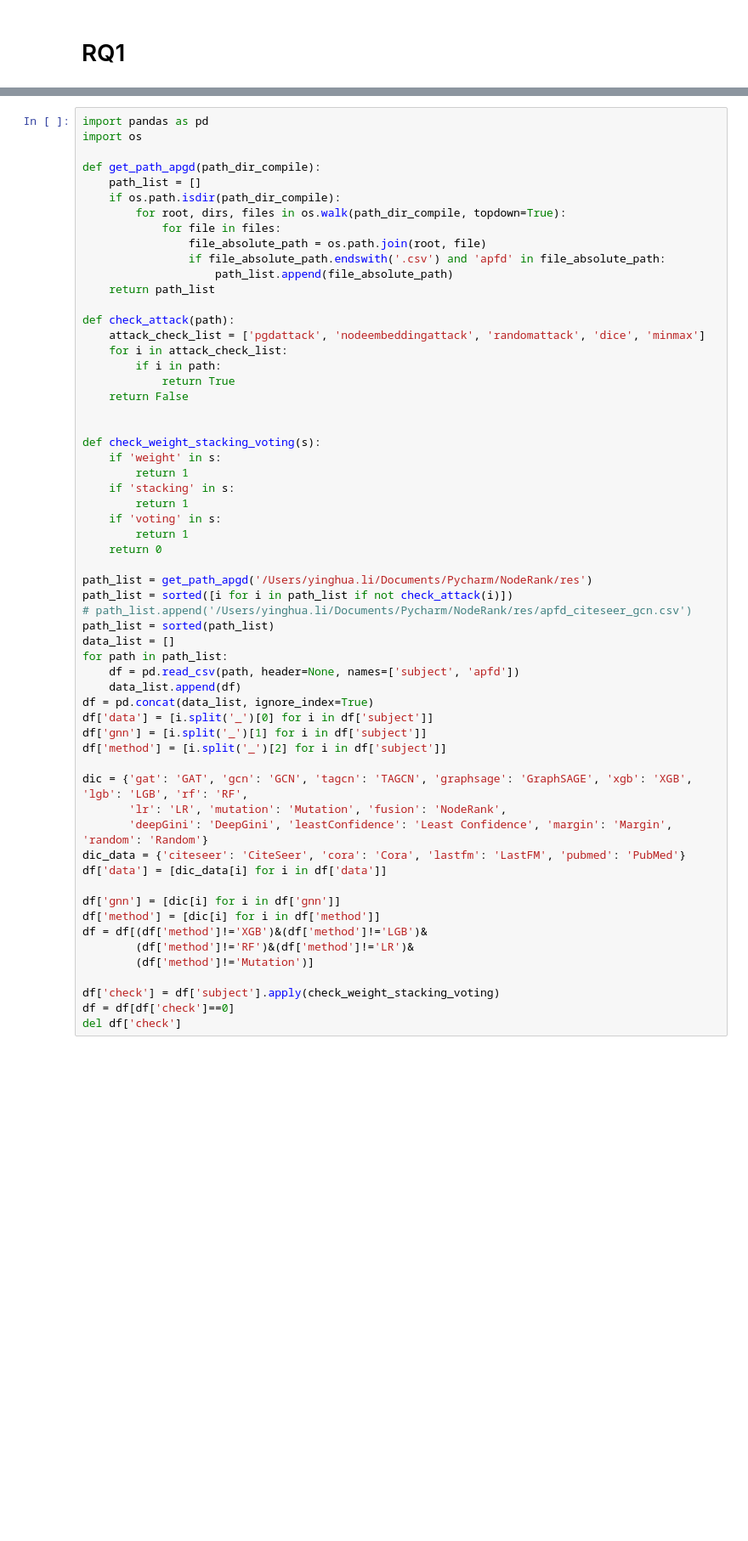
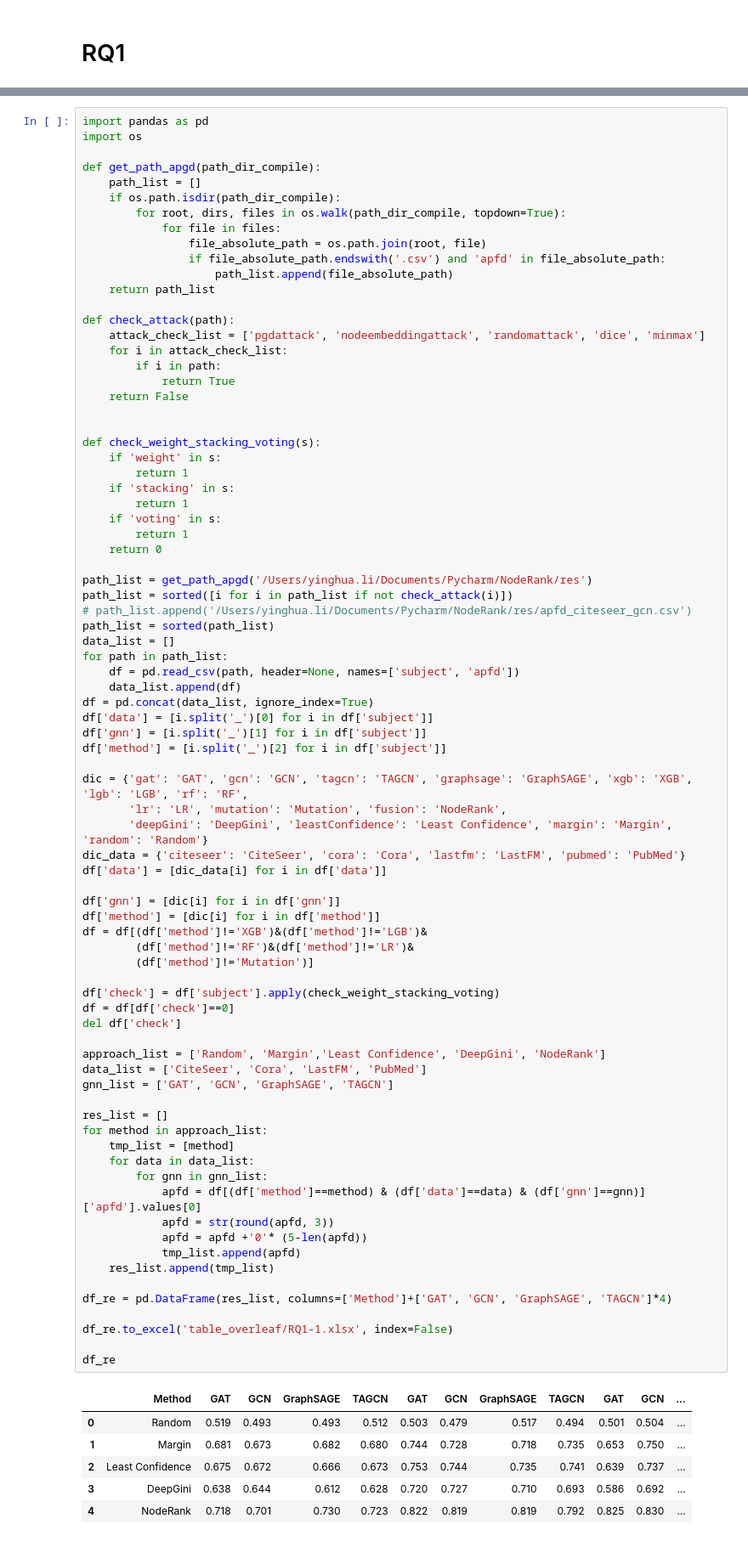
Before and after one commit to yinghuali/NodeRank, a Jupyter notebook: ResultAnalysis.ipynb, the cells around one changed output, grey strips where cells are left out. Shown at 85% size. Saved outputs shown, nothing was run; the diff lists cells and outputs as text; blank space fills up the shorter version.

```diff
--- a/ResultAnalysis.ipynb
+++ b/ResultAnalysis.ipynb
@@ -36,30 +38,58 @@ def check_weight_stacking_voting(s):
     return 0
 
 path_list = get_path_apgd('/Users/yinghua.li/Documents/Pycharm/NodeRank/res')
 path_list = sorted([i for i in path_list if not check_attack(i)])
 # path_list.append('/Users/yinghua.li/Documents/Pycharm/NodeRank/res/apfd_citeseer_gcn.csv')
 path_list = sorted(path_list)
 data_list = []
 for path in path_list:
     df = pd.read_csv(path, header=None, names=['subject', 'apfd'])
     data_list.append(df)
 df = pd.concat(data_list, ignore_index=True)
 df['data'] = [i.split('_')[0] for i in df['subject']]
 df['gnn'] = [i.split('_')[1] for i in df['subject']]
 df['method'] = [i.split('_')[2] for i in df['subject']]
 
 dic = {'gat': 'GAT', 'gcn': 'GCN', 'tagcn': 'TAGCN', 'graphsage': 'GraphSAGE', 'xgb': 'XGB', 'lgb': 'LGB', 'rf': 'RF',
        'lr': 'LR', 'mutation': 'Mutation', 'fusion': 'NodeRank',
        'deepGini': 'DeepGini', 'leastConfidence': 'Least Confidence', 'margin': 'Margin', 'random': 'Random'}
 dic_data = {'citeseer': 'CiteSeer', 'cora': 'Cora', 'lastfm': 'LastFM', 'pubmed': 'PubMed'}
 df['data'] = [dic_data[i] for i in df['data']]
 
 df['gnn'] = [dic[i] for i in df['gnn']]
 df['method'] = [dic[i] for i in df['method']]
 df = df[(df['method']!='XGB')&(df['method']!='LGB')&
         (df['method']!='RF')&(df['method']!='LR')&
         (df['method']!='Mutation')]
 
 df['check'] = df['subject'].apply(check_weight_stacking_voting)
 df = df[df['check']==0]
 del df['check']
+
+approach_list = ['Random', 'Margin','Least Confidence', 'DeepGini', 'NodeRank']
+data_list = ['CiteSeer', 'Cora', 'LastFM', 'PubMed']
+gnn_list = ['GAT', 'GCN', 'GraphSAGE', 'TAGCN']
+
+res_list = []
+for method in approach_list:
+    tmp_list = [method]
+    for data in data_list:
+        for gnn in gnn_list:
+            apfd = df[(df['method']==method) & (df['data']==data) & (df['gnn']==gnn)]['apfd'].values[0]
+            apfd = str(round(apfd, 3))
+            apfd = apfd +'0'* (5-len(apfd))
+            tmp_list.append(apfd)
+    res_list.append(tmp_list)
+
+df_re = pd.DataFrame(res_list, columns=['Method']+['GAT', 'GCN', 'GraphSAGE', 'TAGCN']*4)
+
+df_re.to_excel('table_overleaf/RQ1-1.xlsx', index=False)
+
+df_re
+# %% [output]
+|  | Method | GAT | GCN | GraphSAGE | TAGCN | GAT | GCN | GraphSAGE | TAGCN | GAT | GCN | ... |
+| 0 | Random | 0.519 | 0.493 | 0.493 | 0.512 | 0.503 | 0.479 | 0.517 | 0.494 | 0.501 | 0.504 | ... |
+| 1 | Margin | 0.681 | 0.673 | 0.682 | 0.680 | 0.744 | 0.728 | 0.718 | 0.735 | 0.653 | 0.750 | ... |
+| 2 | Least Confidence | 0.675 | 0.672 | 0.666 | 0.673 | 0.753 | 0.744 | 0.735 | 0.741 | 0.639 | 0.737 | ... |
+| 3 | DeepGini | 0.638 | 0.644 | 0.612 | 0.628 | 0.720 | 0.727 | 0.710 | 0.693 | 0.586 | 0.692 | ... |
+| 4 | NodeRank | 0.718 | 0.701 | 0.730 | 0.723 | 0.822 | 0.819 | 0.819 | 0.792 | 0.825 | 0.830 | ... |
```
Also changed, not shown: parts of 12 cells of this notebook, 5 other files.
